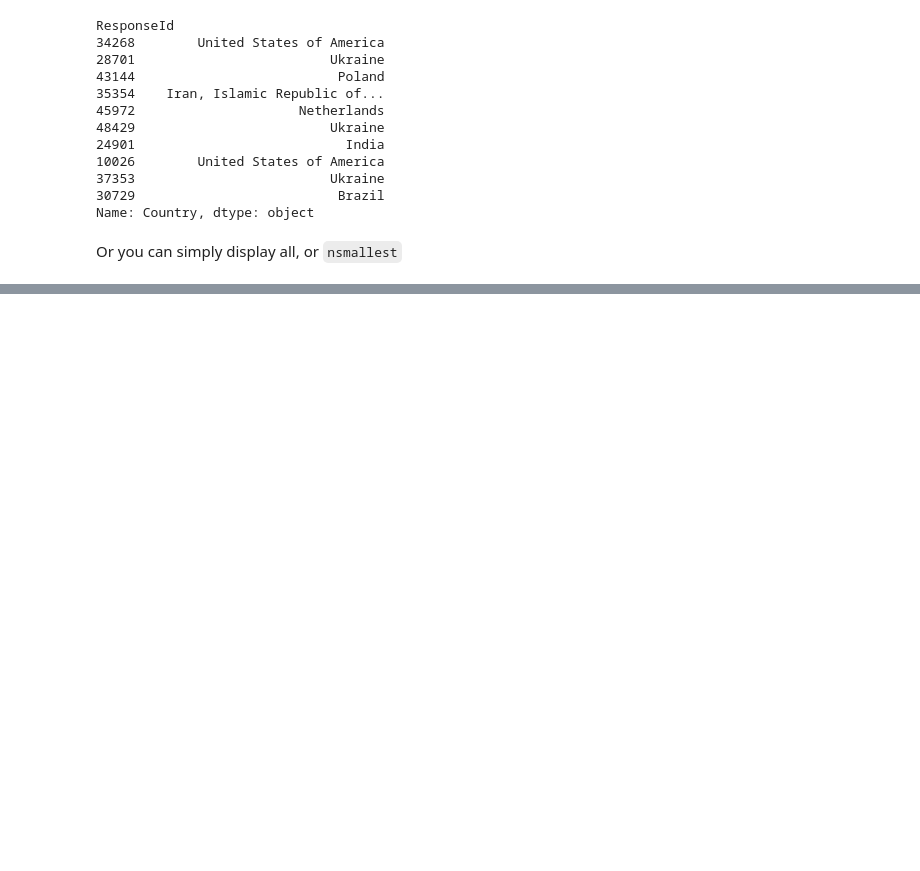
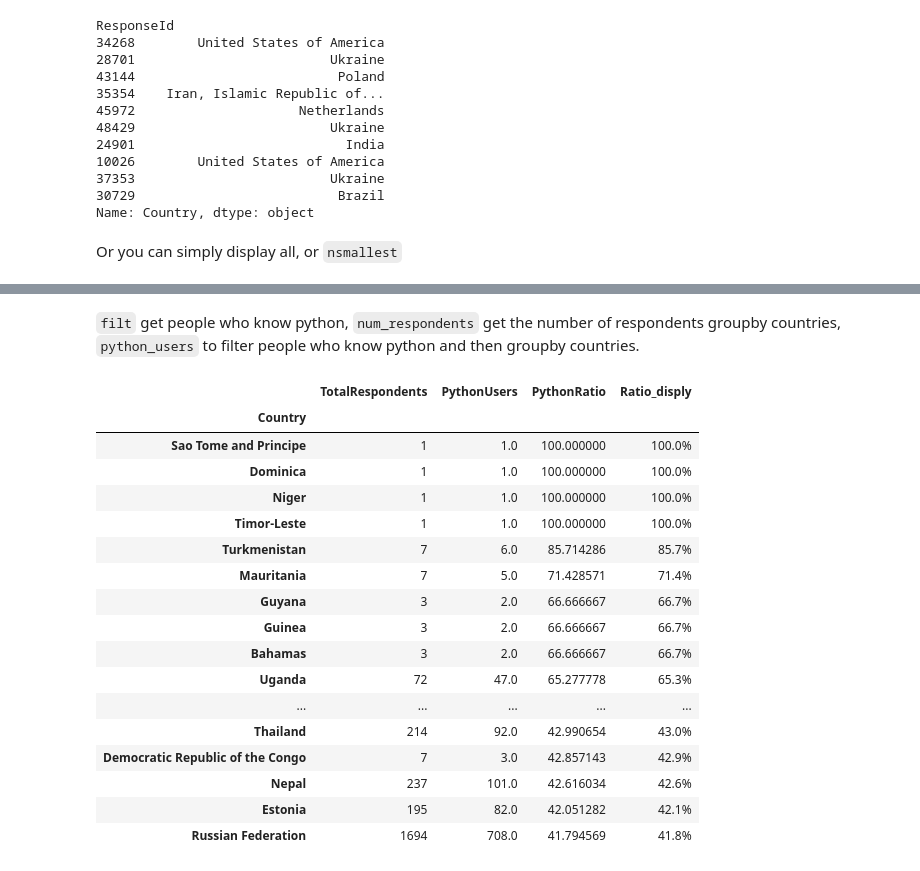
Before and after one commit to XiyueYuan/Data_Analysis, a Jupyter notebook: Book2.ipynb, the cells around one changed output, grey strips where cells are left out. Drawn from its saved outputs; the diff is of its cells as text; code cells hidden in the pictures; blank space fills up the shorter version.

```diff
--- a/Book2.ipynb
+++ b/Book2.ipynb
@@ -235,0 +250,3 @@ df.nlargest(10, 'Salary')
+# %%
+df_new = pd.read_csv('data/stack-overflow-developer-survey-2019/survey_results_public.csv')
+df_new['SocialMedia'].value_counts()
@@ -235,0 +395,34 @@ df.nlargest(10, 'Salary')
+# %% [markdown]
+`filt` get people who know python, `num_respondents` get the number of respondents groupby countries, `python_users` to filter people who know python and then groupby countries.
+# %%
+filt = df_new['LanguageWorkedWith'].str.contains('Python', na = False)
+num_respondents = df_new.groupby('Country').size()
+python_users = df_new[filt].groupby('Country').size()
+proportion = ((python_users / num_respondents) * 100)
+python_df = pd.concat(
+    [num_respondents, python_users, proportion],
+    axis = 'columns',
+    keys=['TotalRespondents', 'PythonUsers', 'PythonRatio'],
+)
+python_df.sort_values(by = 'PythonRatio', ascending = False, inplace = True)
+python_df['Ratio_disply'] = python_df['PythonRatio'].map(lambda x: f'{x:.1f}%' if pd.notna(x) else '')
+python_df.head(50)
+# %% [output]
+|  | TotalRespondents | PythonUsers | PythonRatio | Ratio_disply |
+| Country |  |  |  |  |
+| Sao Tome and Principe | 1 | 1.0 | 100.000000 | 100.0% |
+| Dominica | 1 | 1.0 | 100.000000 | 100.0% |
+| Niger | 1 | 1.0 | 100.000000 | 100.0% |
+| Timor-Leste | 1 | 1.0 | 100.000000 | 100.0% |
+| Turkmenistan | 7 | 6.0 | 85.714286 | 85.7% |
+| Mauritania | 7 | 5.0 | 71.428571 | 71.4% |
+| Guyana | 3 | 2.0 | 66.666667 | 66.7% |
+| Guinea | 3 | 2.0 | 66.666667 | 66.7% |
+| Bahamas | 3 | 2.0 | 66.666667 | 66.7% |
+| Uganda | 72 | 47.0 | 65.277778 | 65.3% |
+| ... | ... | ... | ... | ... |
+| Thailand | 214 | 92.0 | 42.990654 | 43.0% |
+| Democratic Republic of the Congo | 7 | 3.0 | 42.857143 | 42.9% |
+| Nepal | 237 | 101.0 | 42.616034 | 42.6% |
+| Estonia | 195 | 82.0 | 42.051282 | 42.1% |
+| Russian Federation | 1694 | 708.0 | 41.794569 | 41.8% |
```
Also changed, not shown: parts of 20 cells of this notebook, 4 other files.
